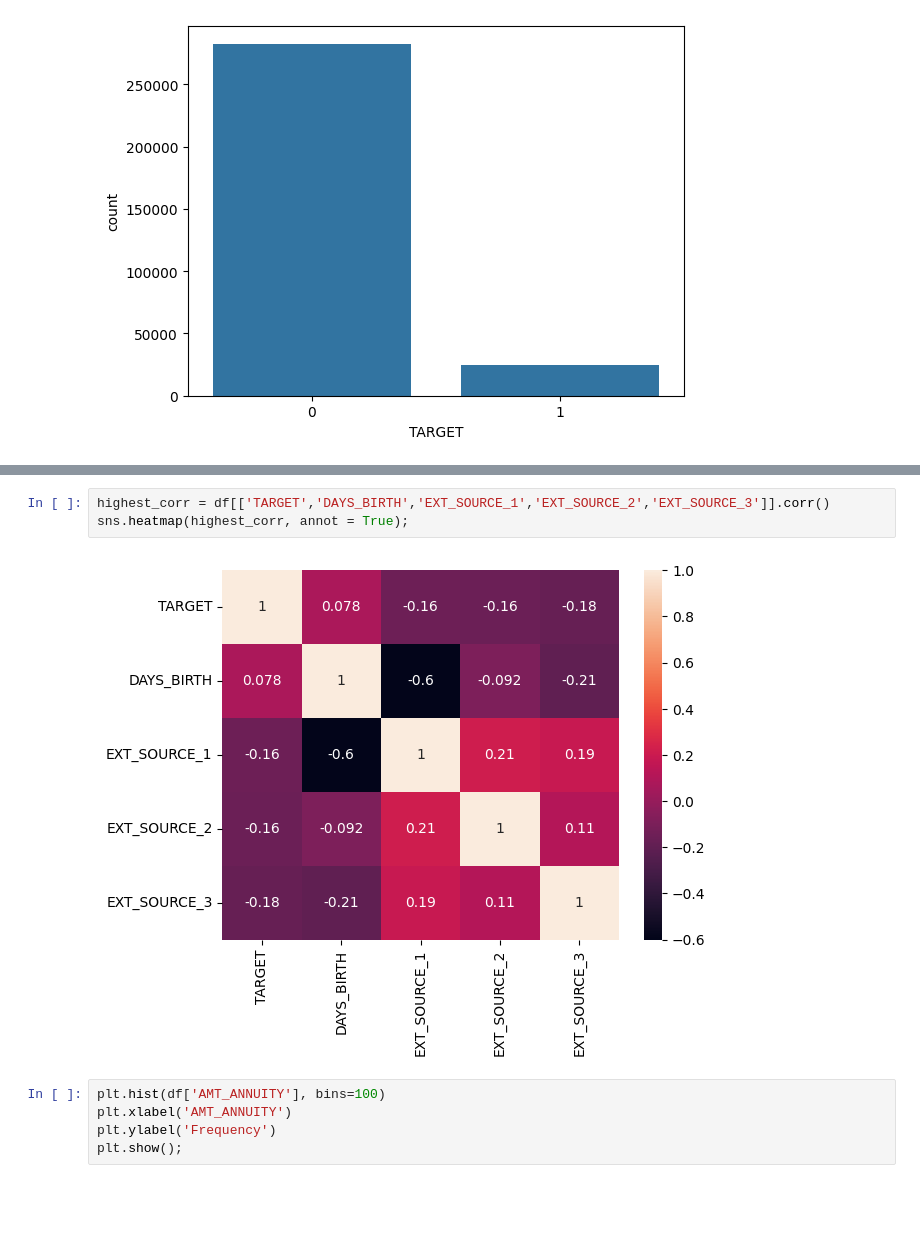
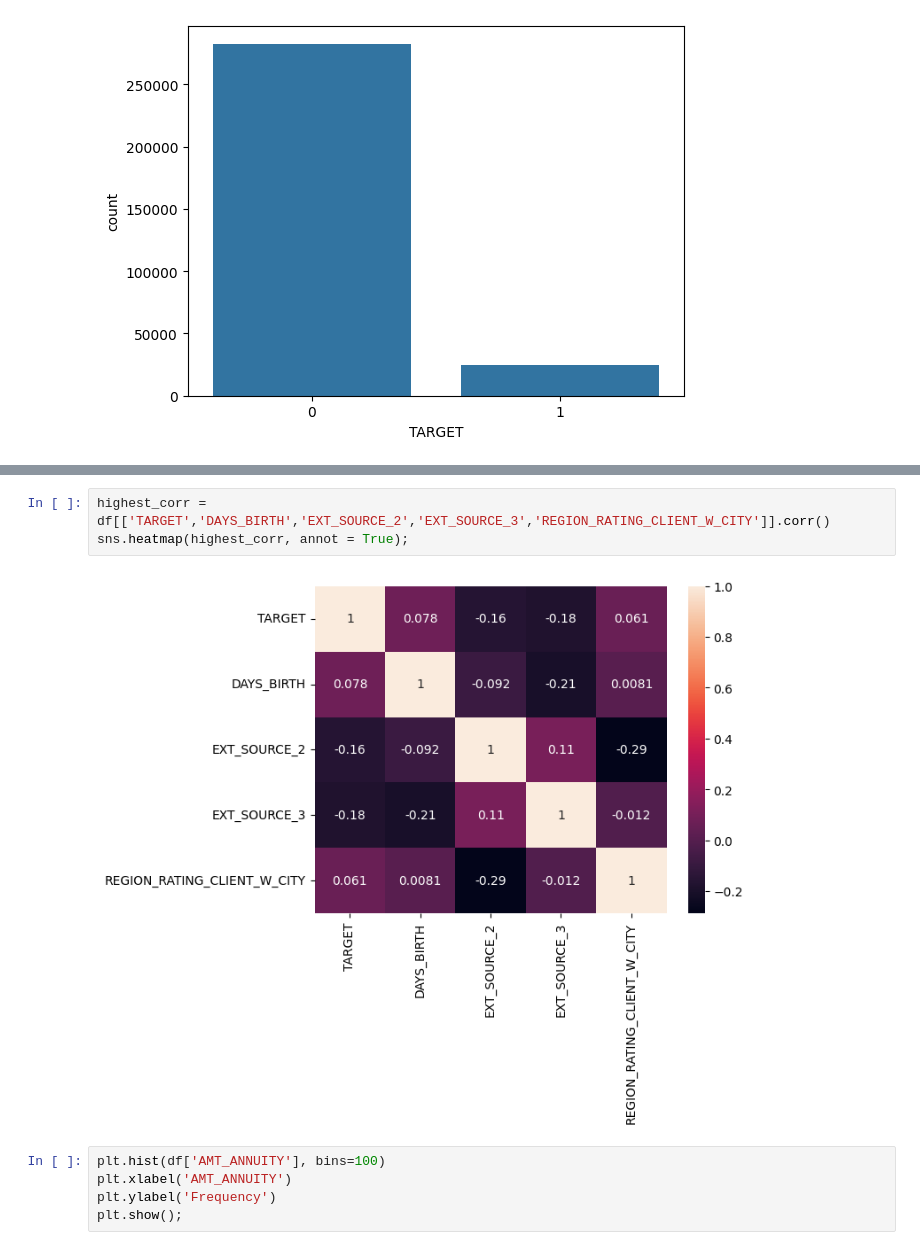
Before and after one commit to tifaniehtsai/HomeCreditDefaultRisk, a Jupyter notebook: HCDR.ipynb, the cells around one changed output, grey strips where cells are left out. Cells and saved outputs as stored; diff of their text form; blank space fills up the shorter version.

```diff
--- a/HCDR.ipynb
+++ b/HCDR.ipynb
@@ -201,8 +230,8 @@ Name: TARGET, Length: 106, dtype: float64
 # %%
-highest_corr = df[['TARGET','DAYS_BIRTH','EXT_SOURCE_1','EXT_SOURCE_2','EXT_SOURCE_3']].corr()
+highest_corr = df[['TARGET','DAYS_BIRTH','EXT_SOURCE_2','EXT_SOURCE_3','REGION_RATING_CLIENT_W_CITY']].corr()
 sns.heatmap(highest_corr, annot = True);
 # %% [output]
-[figure, old version]
+[figure, new version]
 # %%
 plt.hist(df['AMT_ANNUITY'], bins=100)
 plt.xlabel('AMT_ANNUITY')
```
Also changed, not shown: parts of 54 cells of this notebook.
